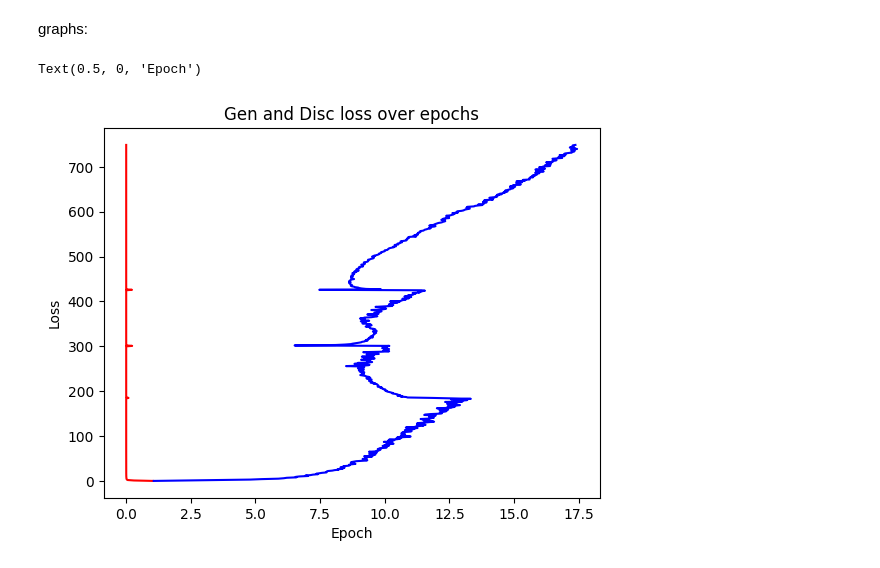
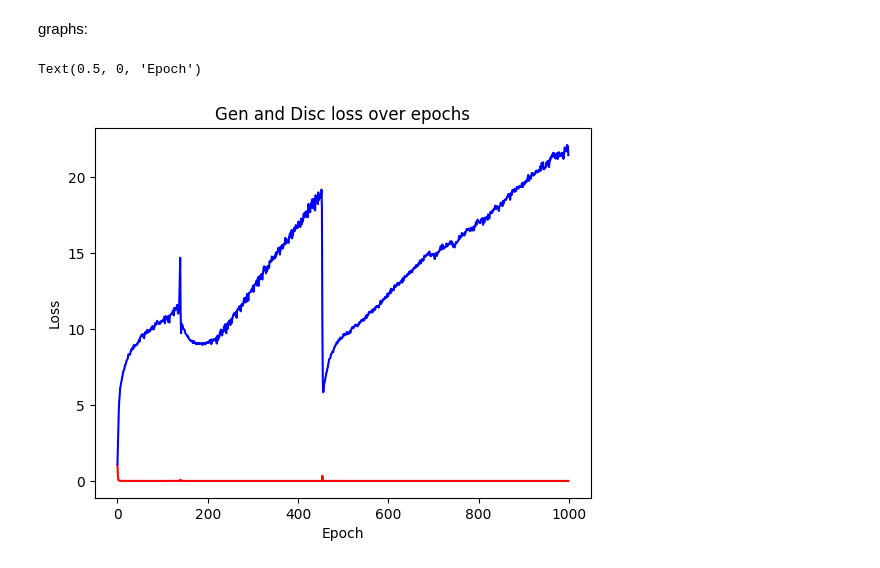
Before and after one commit to natha5/WolfGAN, a Jupyter notebook: GAN.ipynb, the cells around one changed output. Cells and saved outputs as stored; diff of their text form; code cells hidden in the pictures.

```diff
--- a/GAN.ipynb
+++ b/GAN.ipynb
@@ -55,14 +55,23 @@ def make_generator():
     model.add(LeakyReLU())
     model.add(Reshape((8,8,60)))
 
+    model.add(Dropout(0.3))
+
+
     model.add(Conv2DTranspose(1, (1,1), strides=(2,2), padding='same', input_shape=(8,8,60)))
     model.add(BatchNormalization())
     model.add(LeakyReLU())
+
+    model.add(Dropout(0.3))
+
 
 
     model.add(Conv2DTranspose(1, (1,1), strides=(2,2), padding='same', input_shape=(16,16,60)))
     model.add(BatchNormalization())
     model.add(LeakyReLU())
+
+    model.add(Dropout(0.3))
+
 
     model.add(Conv2DTranspose(1, (1,1), strides=(2,2), padding='same', input_shape=(32,32,60)))
     model.add(Activation("sigmoid"))
@@ -200,7 +209,7 @@ def compute_discrim_accuracy(real_output, fake_output):
 # %% [markdown]
 training parameters:
 # %%
-N_EPOCHS = 750
+N_EPOCHS = 1000
 
 VERBOSE = 1
 # %% [markdown]
@@ -333,13 +345,13 @@ graphs:
 # %%
 epoch_list = [i for i in range(0,N_EPOCHS)]
 
 
 
-plt.plot(disc_losses, epoch_list, 'r-')
-plt.plot(gen_losses, epoch_list, 'b-')
+plt.plot(epoch_list,disc_losses,  'r-')
+plt.plot(epoch_list, gen_losses, 'b-')
 plt.title('Gen and Disc loss over epochs')
 plt.ylabel('Loss')
 plt.xlabel('Epoch')
 # %% [output]
 Text(0.5, 0, 'Epoch')
-[figure, old version]
+[figure, new version]
```
Also changed, not shown: parts of 3 cells of this notebook.
